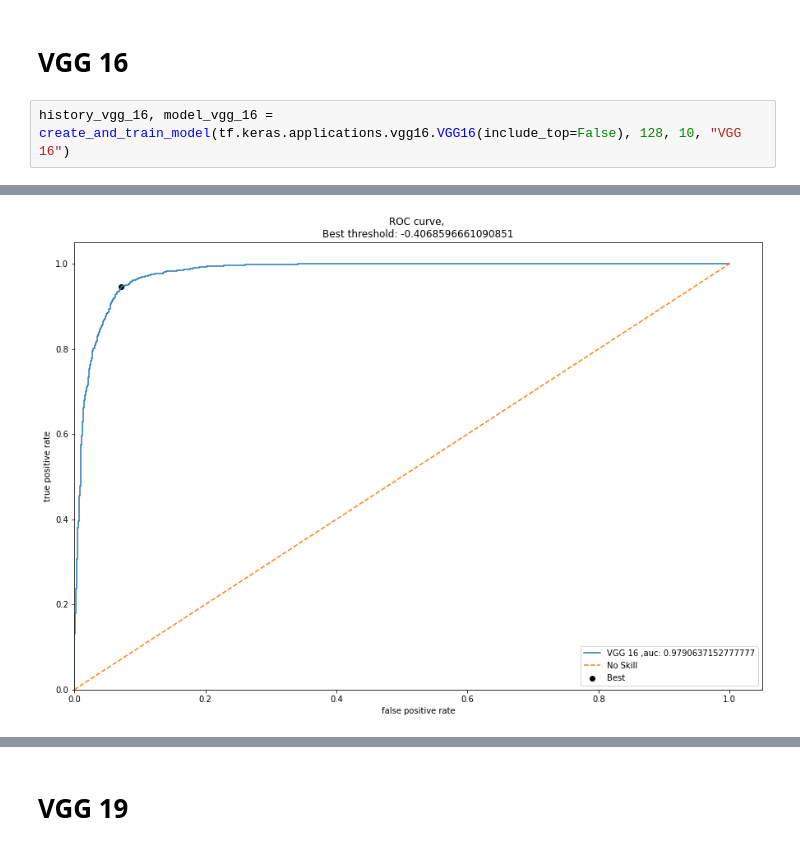
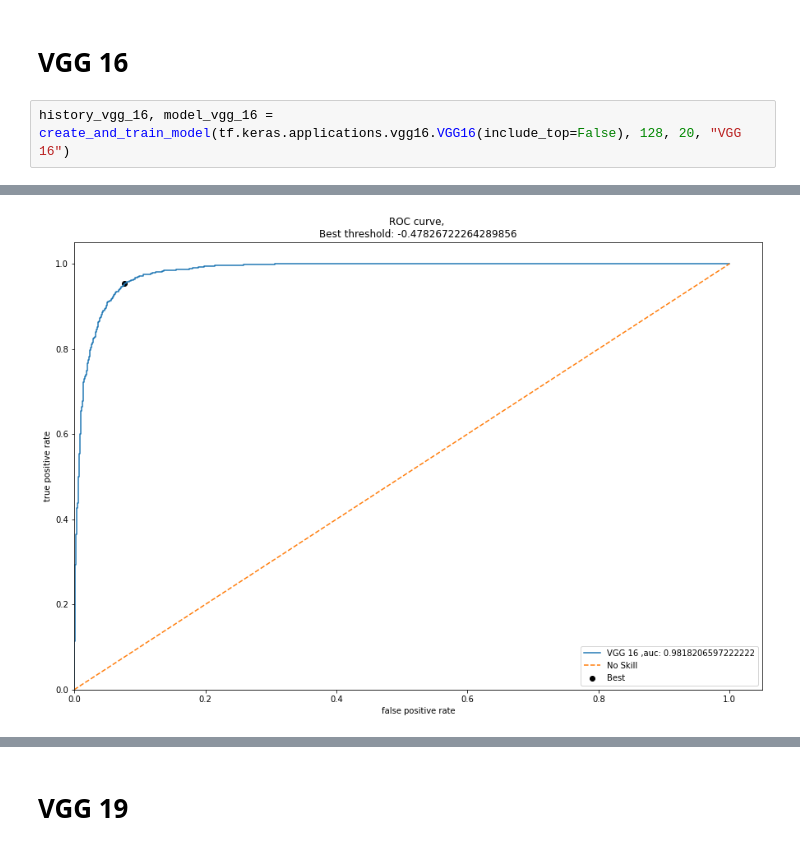
Before and after one commit to schauppi/HTSR_Handwritten_Text_Similarity_Recognition, a Jupyter notebook: experiments_triplet_loss.ipynb, the cells around one changed output, grey strips where cells are left out. Drawn from its saved outputs; the diff is of its cells as text.

```diff
--- a/experiments_triplet_loss.ipynb
+++ b/experiments_triplet_loss.ipynb
@@ -74,5 +76,5 @@ def create_and_train_model(base_model, emb_size, epochs, model_name):
 # %% [markdown]
 # VGG 16
 # %%
-history_vgg_16, model_vgg_16 = create_and_train_model(tf.keras.applications.vgg16.VGG16(include_top=False), 128, 10, "VGG 16")
+history_vgg_16, model_vgg_16 = create_and_train_model(tf.keras.applications.vgg16.VGG16(include_top=False), 128, 20, "VGG 16")
 # %% [output]
@@ -99 +98 @@ Epoch 10/10
-[figure, old version]
+[figure, new version]
```
Also changed, not shown: parts of 37 cells of this notebook.
